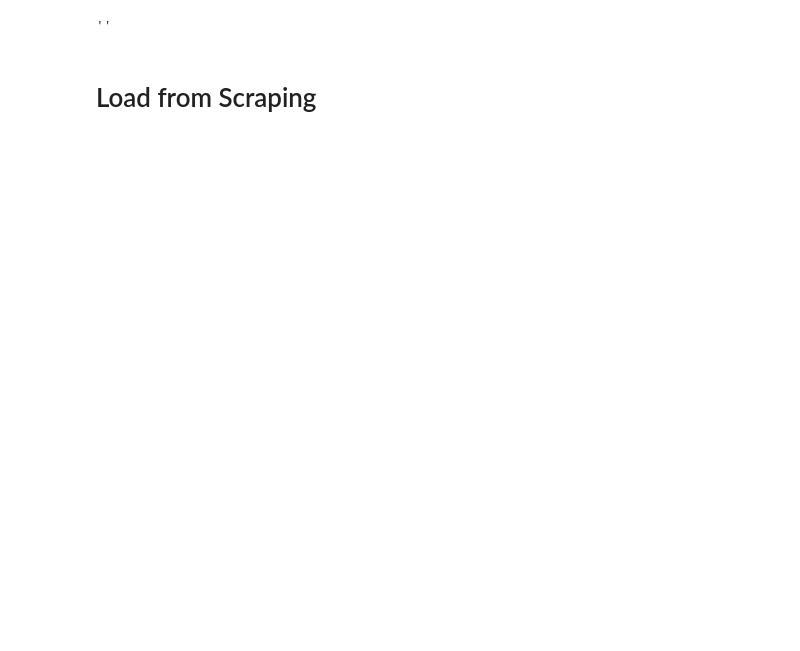
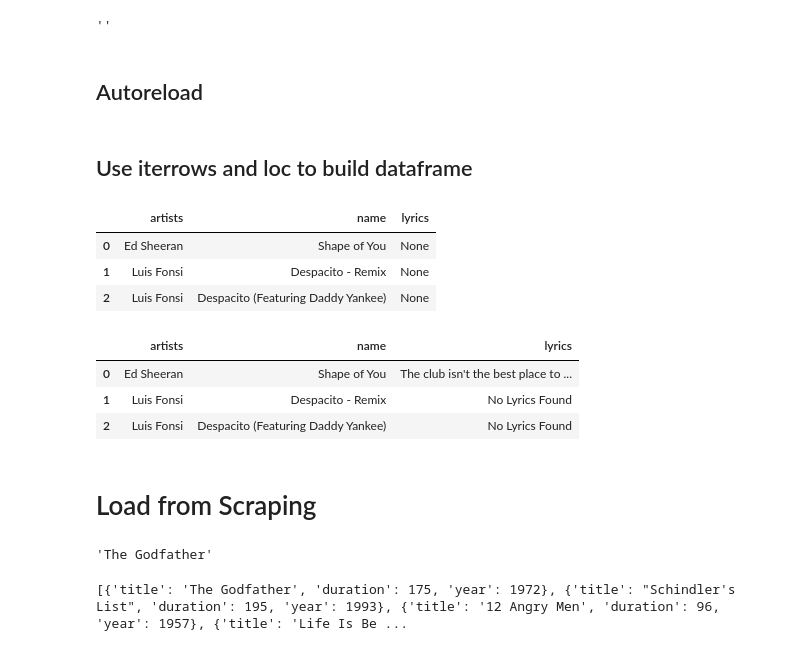
Before and after one commit to roadbusta/data-challenges-recap, a Jupyter notebook: 02-Data-Toolkit/02-Data-Sourcing/Lecture-Demo/Demonstration.ipynb, the cells around one changed output. Cells and saved outputs as stored; diff of their text form; code cells hidden in the pictures; blank space fills up the shorter version.

```diff
--- a/02-Data-Toolkit/02-Data-Sourcing/Lecture-Demo/Demonstration.ipynb
+++ b/02-Data-Toolkit/02-Data-Sourcing/Lecture-Demo/Demonstration.ipynb
@@ -41,0 +73,2 @@ def fetch_lyrics(artists, title):
+# %% [markdown]
+## Autoreload
@@ -41,0 +79,12 @@ def fetch_lyrics(artists, title):
+# %% [markdown]
+## Use iterrows and loc to build dataframe
+# %%
+tracks_df = pd.read_csv('data/spotify_2017.csv')
+test  = tracks_df[['artists', 'name']].head(3)
+test['lyrics'] = None
+test
+# %% [output]
+|  | artists | name | lyrics |
+| 0 | Ed Sheeran | Shape of You | None |
+| 1 | Luis Fonsi | Despacito - Remix | None |
+| 2 | Luis Fonsi | Despacito (Featuring Daddy Yankee) | None |
@@ -42,3 +95,10 @@ def fetch_lyrics(artists, title):
+# %%
+test
+# %% [output]
+|  | artists | name | lyrics |
+| 0 | Ed Sheeran | Shape of You | The club isn't the best place to ... |
+| 1 | Luis Fonsi | Despacito - Remix | No Lyrics Found |
+| 2 | Luis Fonsi | Despacito (Featuring Daddy Yankee) | No Lyrics Found |
 # %% [markdown]
 # Load from Scraping
 # %%
@@ -56,0 +116,17 @@ def fetch_lyrics(artists, title):
+# %%
+soup_list = soup.find_all("div", class_= "lister-item-content")
+
+title =soup_list[0].find("h3").find("a").string
+title
+# %% [output]
+'The Godfather'
+# %%
+movies = []
+for movie in soup.find_all("div", class_="lister-item-content"):
+    title = movie.find("h3").find("a").string
+    duration = int(movie.find(class_="runtime").string.strip(' min'))
+    year = int(re.search(r"\d{4}", movie.find(class_="lister-item-year").string).group(0))
+    movies.append({'title': title, 'duration': duration, 'year': year})
+print(movies)
+# %% [output]
+[{'title': 'The Godfather', 'duration': 175, 'year': 1972}, {'title': "Schindler's List", 'duration': 195, 'year': 1993}, {'title': '12 Angry Men', 'duration': 96, 'year': 1957}, {'title': 'Life Is Be ...
```
Also changed, not shown: parts of 25 cells of this notebook, 2 other files.
